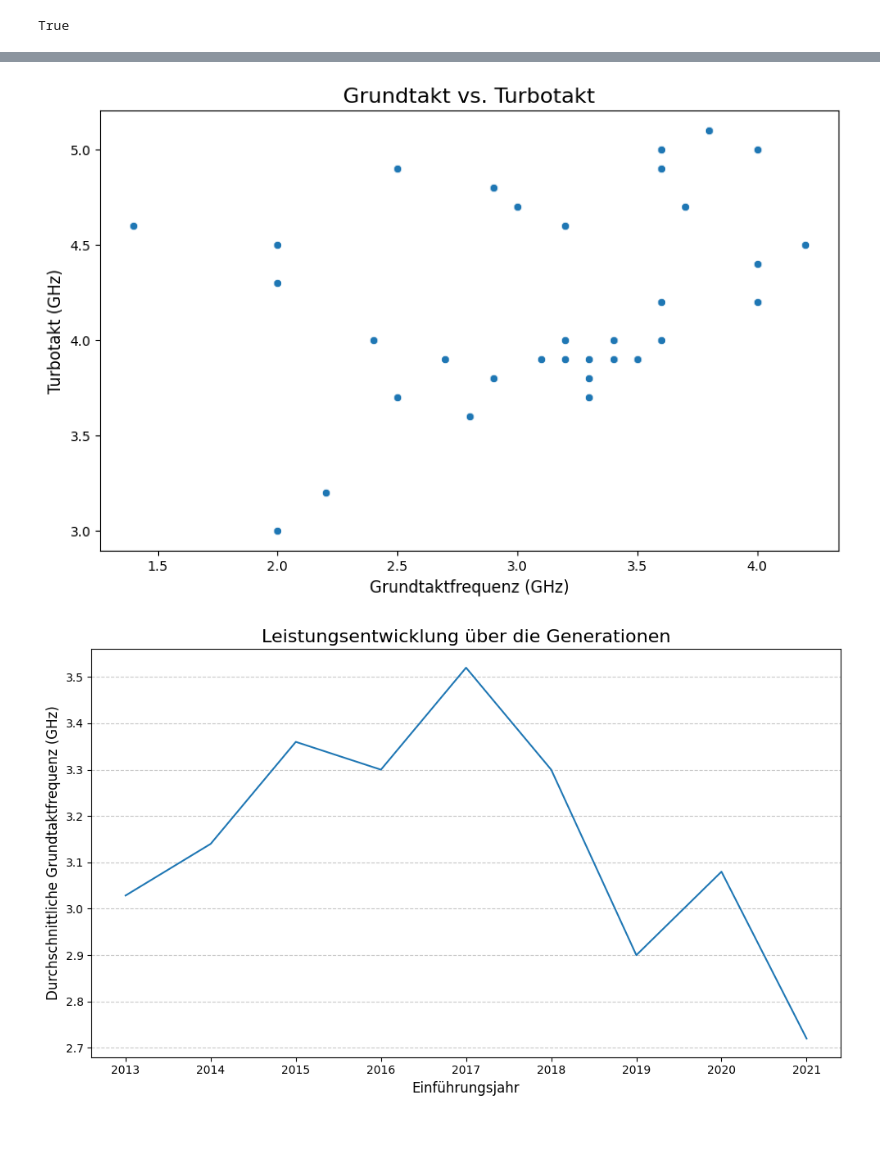
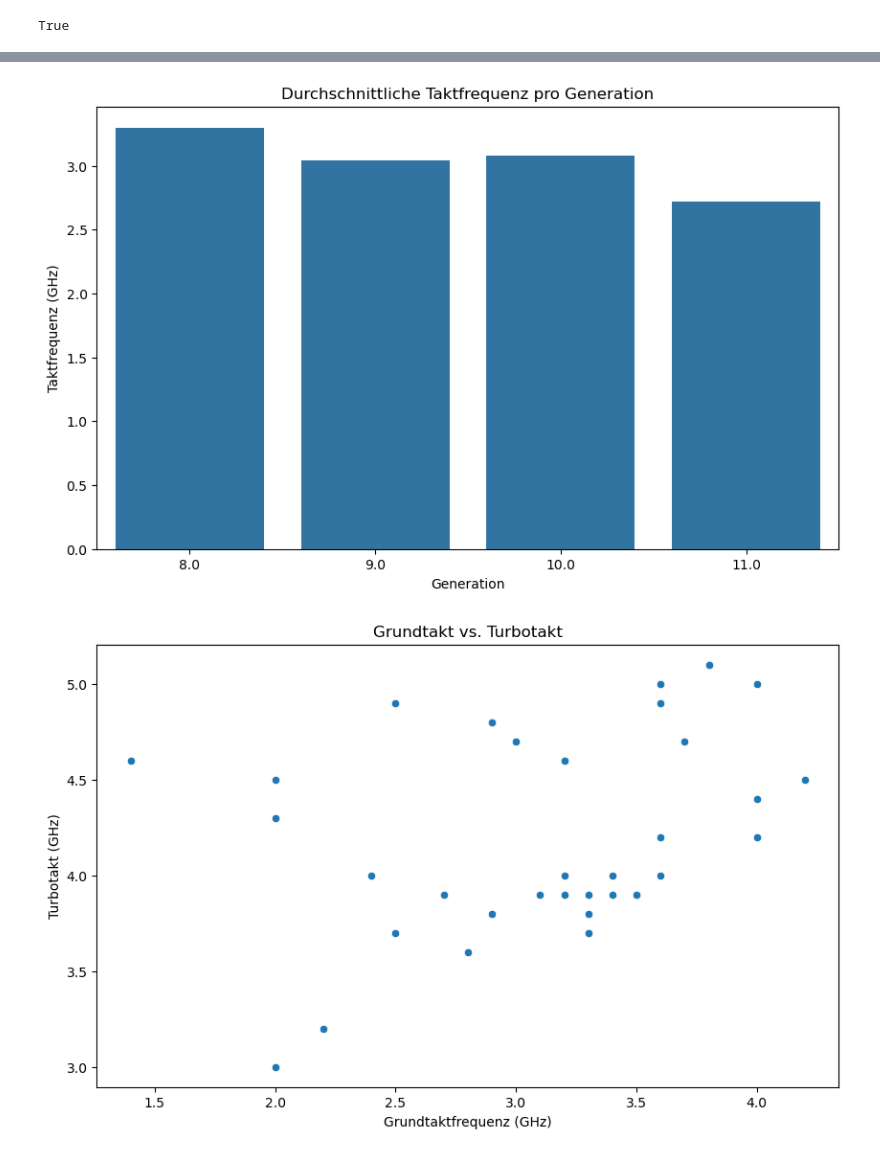
Before and after one commit to lamasmithueten/big_data_analytics, a Jupyter notebook: Datenanalyse/test.ipynb, the cells around one changed output, grey strips where cells are left out. Drawn from its saved outputs; the diff is of its cells as text; code cells hidden in the pictures.

```diff
--- a/Datenanalyse/test.ipynb
+++ b/Datenanalyse/test.ipynb
@@ -69,22 +82,34 @@ plt.show()
+# %%
+# Group by 'produktsortiment' and calculate the mean of 'grundtaktfrequenz_des_prozessors_GHz'
+avg_clock_per_gen = df.groupby('produktsortiment')['grundtaktfrequenz_des_prozessors_GHz'].mean().reset_index()
+
+# Extract the generation number from the 'produktsortiment' string
+avg_clock_per_gen['generation'] = avg_clock_per_gen['produktsortiment'].str.extract(r'(\d+)\. Generation')
+
+# Convert the 'generation' column to numeric type
+avg_clock_per_gen['generation'] = pd.to_numeric(avg_clock_per_gen['generation'])
+
+# Drop rows where 'grundtaktfrequenz_des_prozessors_GHz' is NaN
+avg_clock_per_gen = avg_clock_per_gen.dropna(subset=['grundtaktfrequenz_des_prozessors_GHz'])
+
+# Sort the DataFrame by the 'generation' column in ascending order
+avg_clock_per_gen = avg_clock_per_gen.sort_values(by='generation')
+
+# Plot the barplot
+plt.figure(figsize=(10, 6))
+sn.barplot(data=avg_clock_per_gen, x='generation', y='grundtaktfrequenz_des_prozessors_GHz')
+plt.title("Durchschnittliche Taktfrequenz pro Generation")
+plt.xlabel("Generation")
+plt.ylabel("Taktfrequenz (GHz)")
+plt.show()
+# %% [output]
+[figure, added]
 # %%
 plt.figure(figsize=(10, 6))
 sn.scatterplot(data=df, x='grundtaktfrequenz_des_prozessors_GHz', y='max_turbo_taktfrequenz_GHz')
-plt.title("Grundtakt vs. Turbotakt", fontsize=16)
-plt.xlabel("Grundtaktfrequenz (GHz)", fontsize=12)
-plt.ylabel("Turbotakt (GHz)", fontsize=12)
+plt.title("Grundtakt vs. Turbotakt")
+plt.xlabel("Grundtaktfrequenz (GHz)")
+plt.ylabel("Turbotakt (GHz)")
 plt.show()
 # %% [output]
-[figure, old version]
+[figure, new version]
-# %%
-performance_by_year = df.groupby('jahr')['grundtaktfrequenz_des_prozessors_GHz'].mean().reset_index()
-
-plt.figure(figsize=(10, 6))
-sn.lineplot(data=performance_by_year, x='jahr', y='grundtaktfrequenz_des_prozessors_GHz')
-plt.title("Leistungsentwicklung über die Generationen", fontsize=16)
-plt.xlabel("Einführungsjahr", fontsize=12)
-plt.ylabel("Durchschnittliche Grundtaktfrequenz (GHz)", fontsize=12)
-plt.grid(axis='y', linestyle='--', alpha=0.7)
-plt.tight_layout()
-plt.show()
-# %% [output]
-[figure, removed]
```
Also changed, not shown: parts of 15 cells of this notebook.
